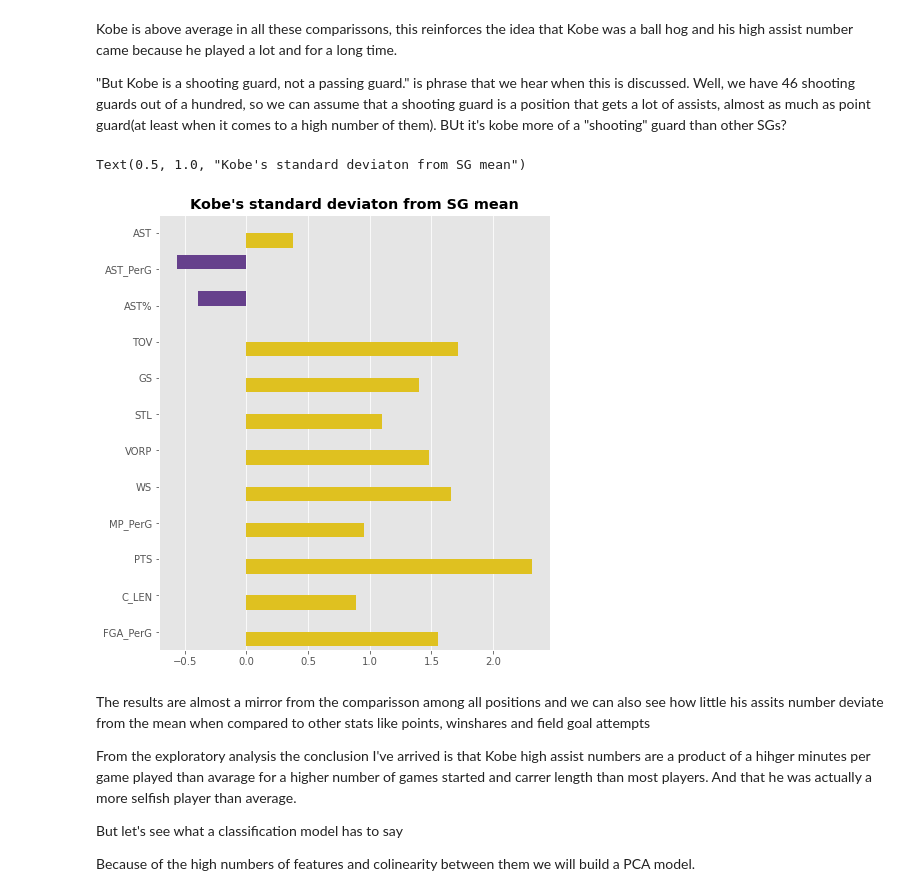
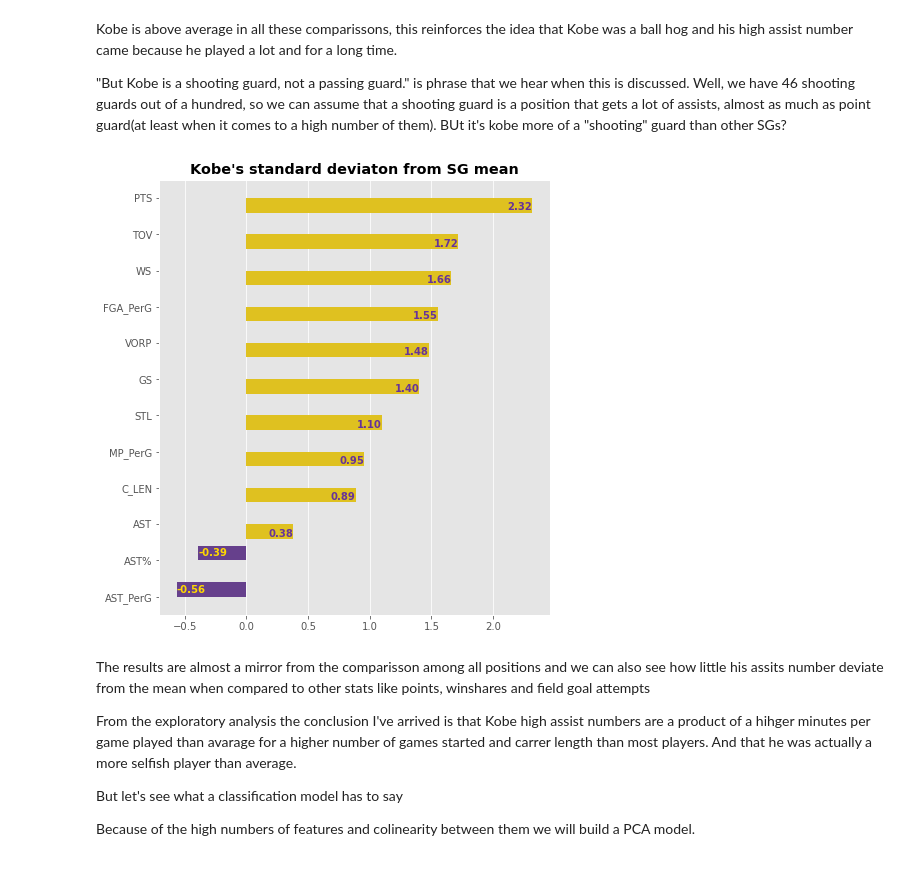
Before and after one commit to GuilhermeGAraujo/Was_Kobe_Bryant_a_Ballhog, a Jupyter notebook: EDA_and_model.ipynb, the cells around one changed output. Drawn from its saved outputs; the diff is of its cells as text; code cells hidden in the pictures.

```diff
--- a/EDA_and_model.ipynb
+++ b/EDA_and_model.ipynb
@@ -210,13 +217,22 @@ kb_std = [(stat-mean)/std for stat,mean,std in zip(kb_df.values,sg_mean.values,s
-# %%
-positive=[ x >=0 for x in kb_std[0]]
-palette = plt.get_cmap('seismic').reversed()
-f,ax = plt.subplots(figsize =(7,8))
-sns.barplot(y =kb_df.columns, x =  kb_std[0],orient = 'h', hue =positive, palette = ['rebeccapurple','gold'])
-plt.legend('',frameon=False)
-plt.title("Kobe's standard deviaton from SG mean", fontweight ='bold')
-# %% [output]
-Text(0.5, 1.0, "Kobe's standard deviaton from SG mean")
-[figure, removed]
+# %%
+from operator import itemgetter
+cols = list(kb_df)
+data=[(i,j) for i,j in zip(kb_std[0],cols)]
+data = sorted(data,key=itemgetter(0), reverse=True)
+data = list(zip(*data))
+y_axis=list(data[1])
+x_axis= list(data[0])
+positive=[ x >=0 for x in x_axis]
+f,ax = plt.subplots(figsize =(7,8))
+sns.barplot(y =y_axis, x = x_axis, orient = 'h', hue =positive, palette = ['rebeccapurple','gold'])
+plt.legend('',frameon=False)
+plt.title("Kobe's standard deviaton from SG mean", fontweight ='bold')
+for i, v in enumerate(x_axis[:-2]):
+    ax.text(v-.2, i + .25, "%.2f" % v, color='rebeccapurple',va='center', fontweight='bold')
+for i, v in enumerate(x_axis[-2:]):
+    ax.text(v, i + 9.8, "%.2f" % v, color='gold',va='center', fontweight='bold')
+# %% [output]
+[figure, added]
 # %% [markdown]
 The results are almost a mirror from the comparisson among all positions and we can also see how little his assits number deviate from the mean when compared to other stats like points, winshares and field goal attempts
 
```
Also changed, not shown: parts of 12 cells of this notebook.
